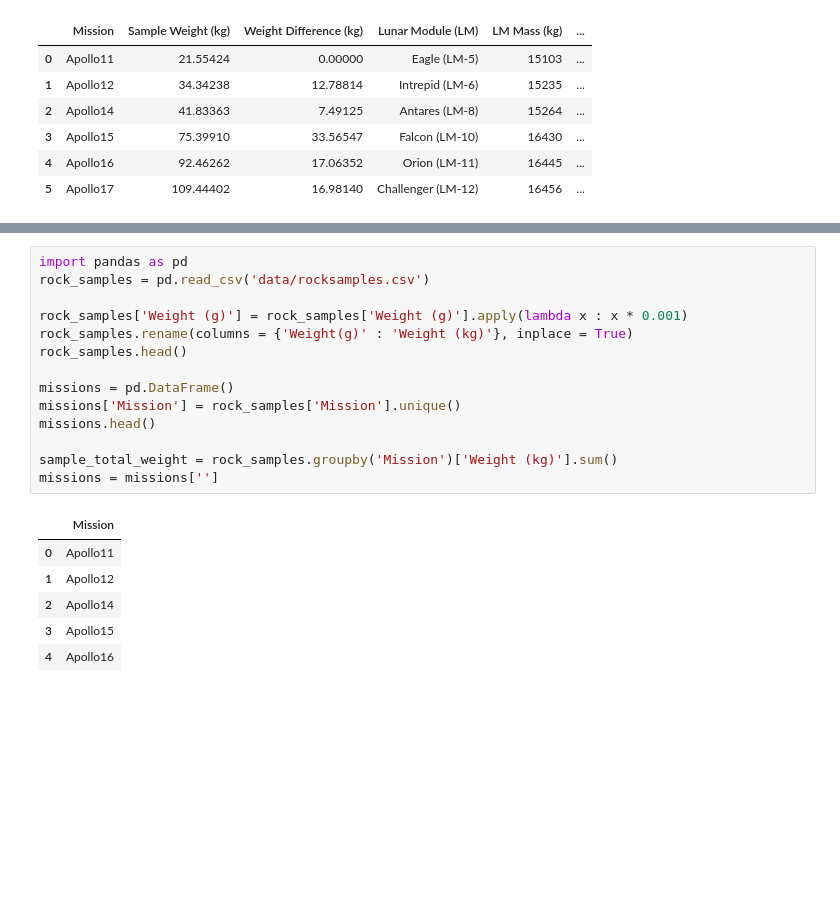
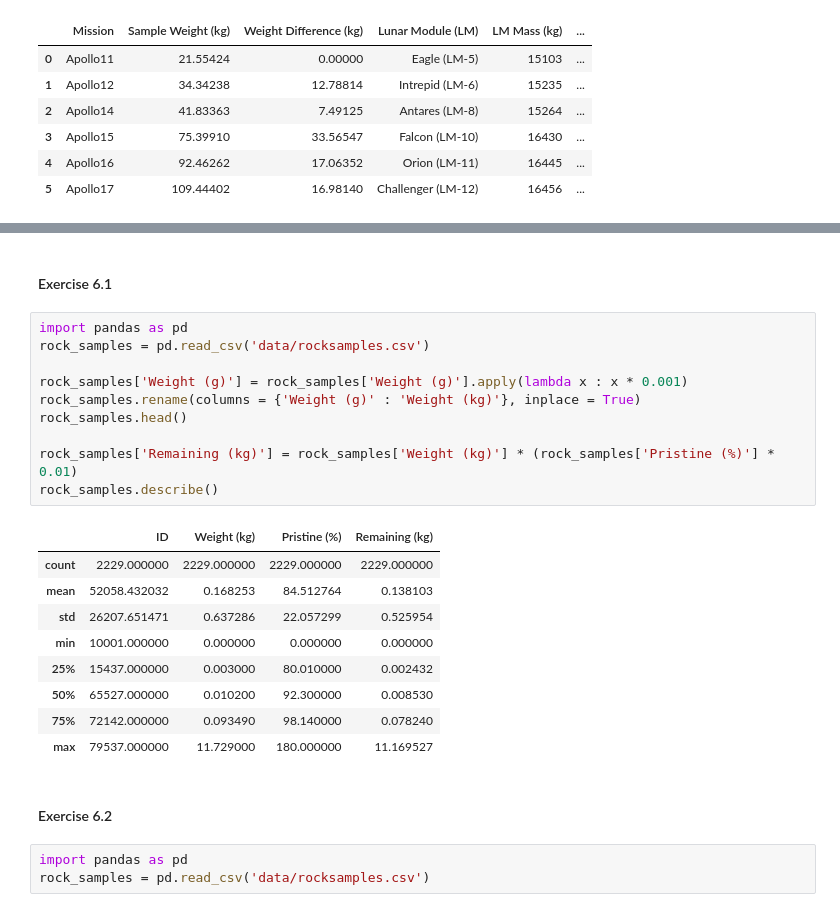
Before and after one commit to pmikaelah/Learn-Microsoft-Learning-Path-1-Explore-space-with-Python-and-Visual-Studio-Code, a Jupyter notebook: over-the-moon/sample-return/sample-return.ipynb, the cells around one changed output, grey strips where cells are left out. Saved outputs shown, nothing was run; the diff lists cells and outputs as text; blank space fills up the shorter version.

```diff
--- a/over-the-moon/sample-return/sample-return.ipynb
+++ b/over-the-moon/sample-return/sample-return.ipynb
@@ -337,21 +509,27 @@ missions
+# %% [markdown]
+#### Exercise 6.1
 # %%
 import pandas as pd
 rock_samples = pd.read_csv('data/rocksamples.csv')
 
 rock_samples['Weight (g)'] = rock_samples['Weight (g)'].apply(lambda x : x * 0.001)
-rock_samples.rename(columns = {'Weight(g)' : 'Weight (kg)'}, inplace = True)
+rock_samples.rename(columns = {'Weight (g)' : 'Weight (kg)'}, inplace = True)
 rock_samples.head()
 
-missions = pd.DataFrame()
-missions['Mission'] = rock_samples['Mission'].unique()
-missions.head()
-
-sample_total_weight = rock_samples.groupby('Mission')['Weight (kg)'].sum()
-missions = missions['']
+rock_samples['Remaining (kg)'] = rock_samples['Weight (kg)'] * (rock_samples['Pristine (%)'] * 0.01)
+rock_samples.describe()
 # %% [output]
-|  | Mission |
-| 0 | Apollo11 |
-| 1 | Apollo12 |
-| 2 | Apollo14 |
-| 3 | Apollo15 |
-| 4 | Apollo16 |
+|  | ID | Weight (kg) | Pristine (%) | Remaining (kg) |
+| count | 2229.000000 | 2229.000000 | 2229.000000 | 2229.000000 |
+| mean | 52058.432032 | 0.168253 | 84.512764 | 0.138103 |
+| std | 26207.651471 | 0.637286 | 22.057299 | 0.525954 |
+| min | 10001.000000 | 0.000000 | 0.000000 | 0.000000 |
+| 25% | 15437.000000 | 0.003000 | 80.010000 | 0.002432 |
+| 50% | 65527.000000 | 0.010200 | 92.300000 | 0.008530 |
+| 75% | 72142.000000 | 0.093490 | 98.140000 | 0.078240 |
+| max | 79537.000000 | 11.729000 | 180.000000 | 11.169527 |
+# %% [markdown]
+#### Exercise 6.2
+# %%
+import pandas as pd
+rock_samples = pd.read_csv('data/rocksamples.csv')
```
Also changed, not shown: parts of 9 cells of this notebook.
